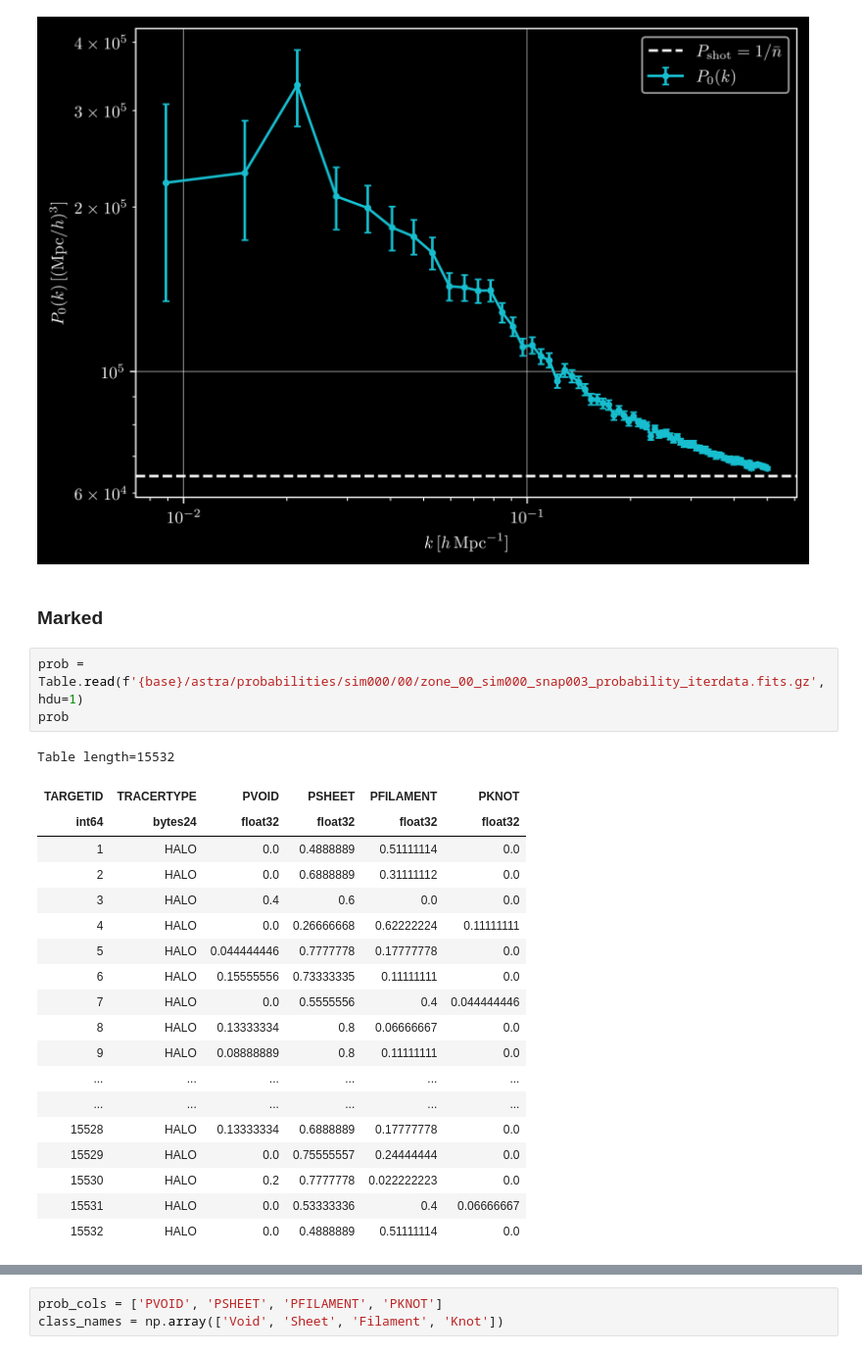
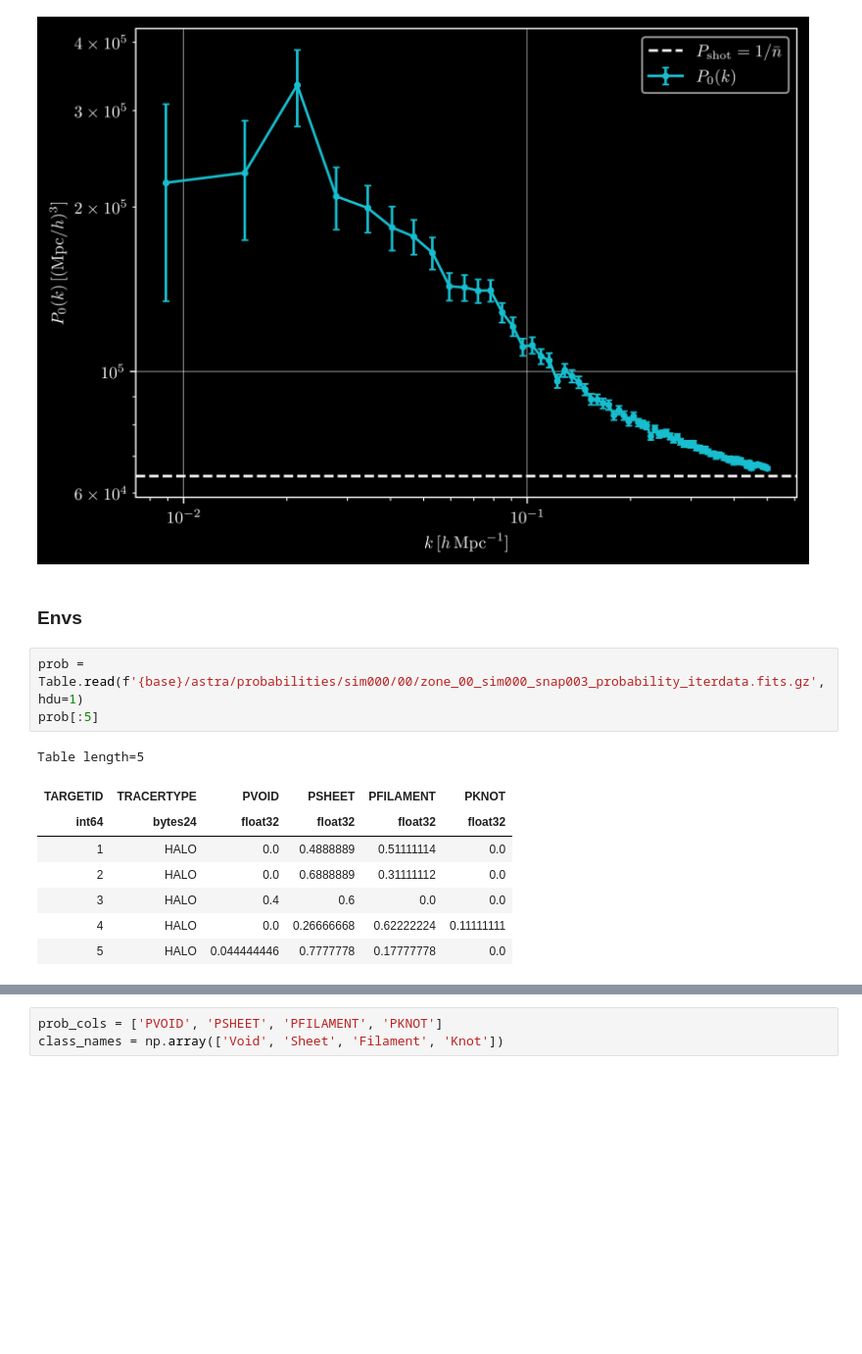
Before and after one commit to ValeriaTorresG/quijotes-astra, a Jupyter notebook: power_spec.ipynb, the cells around one changed output, grey strips where cells are left out. Shown at 98% size. Cells and saved outputs as stored; diff of their text form; blank space fills up the shorter version.

```diff
--- a/power_spec.ipynb
+++ b/power_spec.ipynb
@@ -192,28 +193,17 @@ plt.show()
 # %% [output]
 [figure]
 # %% [markdown]
-### Marked
+### Envs
 # %%
 prob = Table.read(f'{base}/astra/probabilities/sim000/00/zone_00_sim000_snap003_probability_iterdata.fits.gz', hdu=1)
-prob
+prob[:5]
 # %% [output]
-Table length=15532
+Table length=5
 | TARGETID | TRACERTYPE | PVOID | PSHEET | PFILAMENT | PKNOT |
 | int64 | bytes24 | float32 | float32 | float32 | float32 |
 | 1 | HALO | 0.0 | 0.4888889 | 0.51111114 | 0.0 |
 | 2 | HALO | 0.0 | 0.6888889 | 0.31111112 | 0.0 |
 | 3 | HALO | 0.4 | 0.6 | 0.0 | 0.0 |
 | 4 | HALO | 0.0 | 0.26666668 | 0.62222224 | 0.11111111 |
 | 5 | HALO | 0.044444446 | 0.7777778 | 0.17777778 | 0.0 |
-| 6 | HALO | 0.15555556 | 0.73333335 | 0.11111111 | 0.0 |
-| 7 | HALO | 0.0 | 0.5555556 | 0.4 | 0.044444446 |
-| 8 | HALO | 0.13333334 | 0.8 | 0.06666667 | 0.0 |
-| 9 | HALO | 0.08888889 | 0.8 | 0.11111111 | 0.0 |
-| ... | ... | ... | ... | ... | ... |
-| ... | ... | ... | ... | ... | ... |
-| 15528 | HALO | 0.13333334 | 0.6888889 | 0.17777778 | 0.0 |
-| 15529 | HALO | 0.0 | 0.75555557 | 0.24444444 | 0.0 |
-| 15530 | HALO | 0.2 | 0.7777778 | 0.022222223 | 0.0 |
-| 15531 | HALO | 0.0 | 0.53333336 | 0.4 | 0.06666667 |
-| 15532 | HALO | 0.0 | 0.4888889 | 0.51111114 | 0.0 |
 # %%
```
Also changed, not shown: parts of 50 cells of this notebook.
